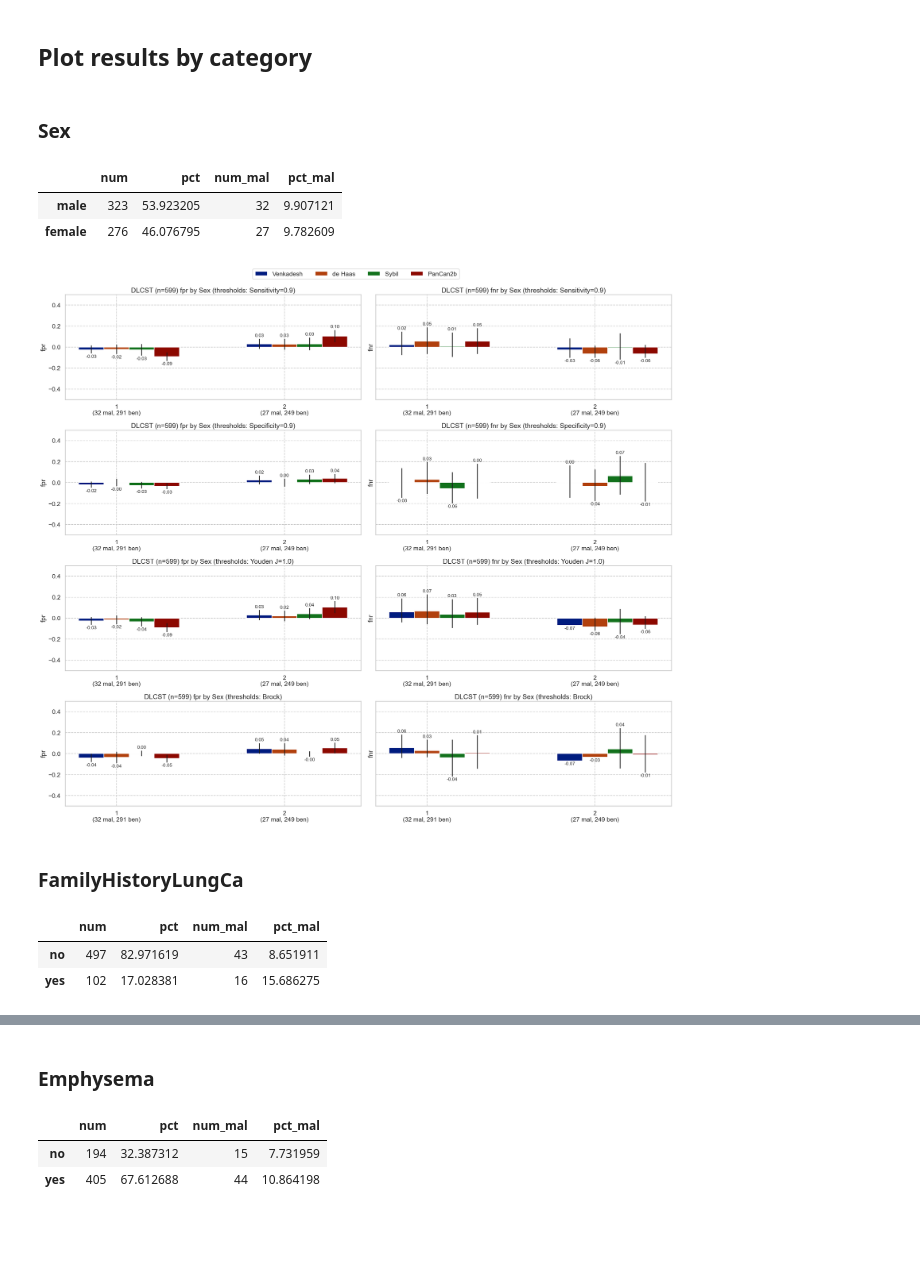
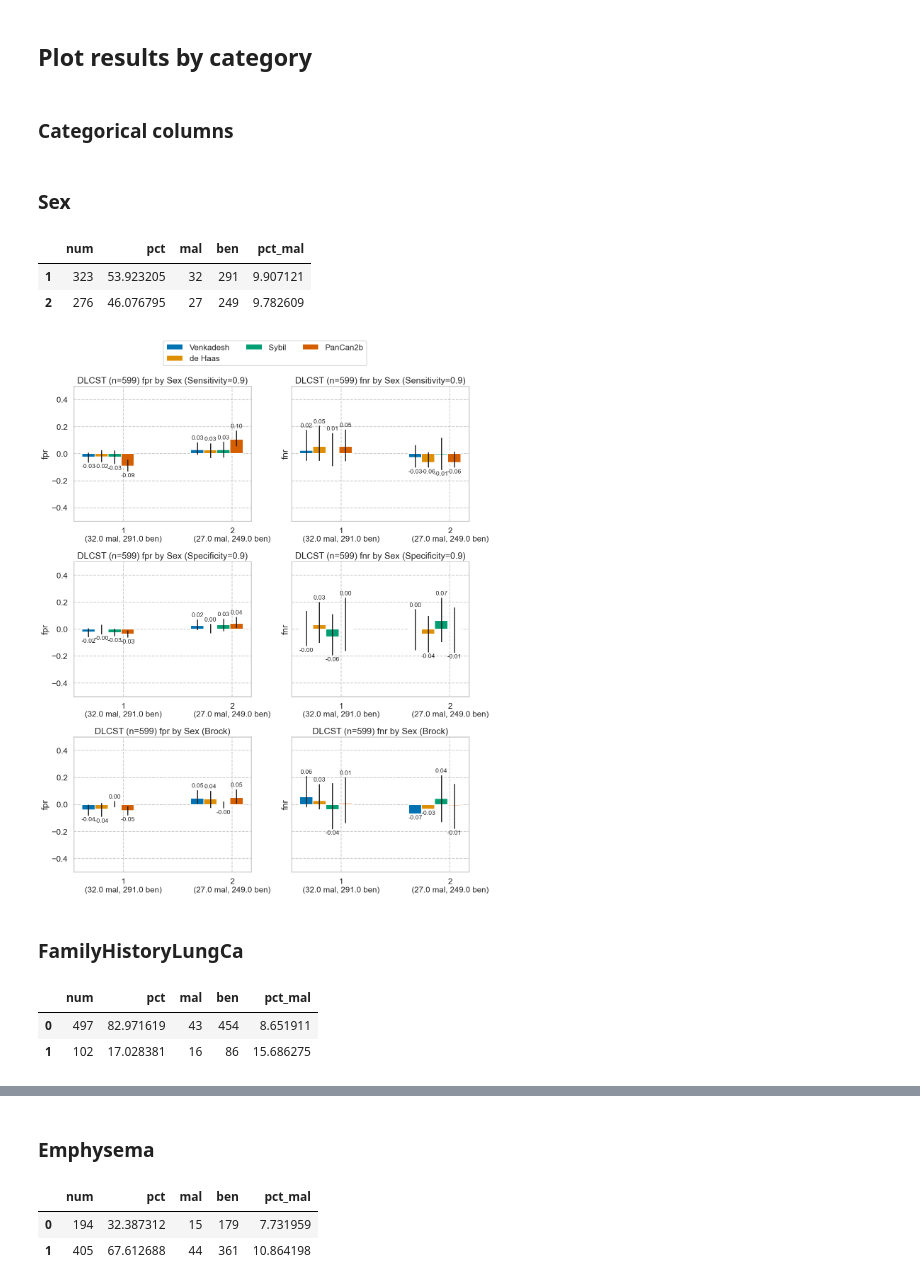
Before and after one commit to DIAGNijmegen/bodyct-lung-malignancy-fairness, a Jupyter notebook: thresholds_dlcst.ipynb, the cells around one changed output, grey strips where cells are left out. Cells and saved outputs as stored; diff of their text form; code cells hidden in the pictures; blank space fills up the shorter version.

```diff
--- a/thresholds_dlcst.ipynb
+++ b/thresholds_dlcst.ipynb
@@ -45,6 +47,11 @@ Data columns (total 18 columns):
  17  label                599 non-null    int64
 dtypes: float64(9), int64(8), object(1)
 memory usage: 84.4+ KB
+# %%
+dlcst_democols = {
+    'cat': ['Sex', 'FamilyHistoryLungCa', 'Emphysema'],
+    'num': ['Age', 'NoduleCountPerScan']
+}
 # %%
 MODEL_TO_COL = {
     "Venkadesh": "Ensemble_Kiran",
@@ -204,0 +64,11 @@ See the caveats in the documentation: https://pandas.pydata.org/pandas-docs/stab
+# %%
+policies = (
+    ("Sensitivity", 0.9),
+    # ("Sensitivity", 1.0),
+    ("Specificity", 0.9),
+    # ("Specificity", 1.0),
+    # ("Youden J", 1.0),  ## Max J statistic
+)
+
+policy_threshold_df = threshold.get_threshold_policies(dlcst_preds, models=MODEL_TO_COL, policies=policies, brock=True)
+policy_threshold_df
@@ -205,2 +83,4 @@ See the caveats in the documentation: https://pandas.pydata.org/pandas-docs/stab
 # %%
+policy_threshold_df['col'] = policy_threshold_df.apply(lambda x: MODEL_TO_COL[x.name], axis=1)
 policy_threshold_df.to_csv(f"{DLCST_PREDS}/policy-thresholds-{len(dlcst_preds)}.csv", index=True)
+policy_threshold_df.drop(columns=['col'], inplace=True)
@@ -408,13 +89,26 @@ def plot_by_category(df, c,
+# %%
+def plot_by_category(df, cat, metrics_to_plot=['fpr', 'fnr'], diff=True):
+    display(Markdown(f"### {cat}"))
+    stats = threshold.plot_threshold_stats_subgroups(
+        df, cat, policy_threshold_df,
+        dataset_name='DLCST',
+        models=MODEL_TO_COL,
+        plot_metrics=metrics_to_plot,
+        diff=diff, show_all=False,
+        min_mal=10,
+    )
+# %% [markdown]
+### Categorical columns
 # %%
-for q in SPLIT_QUERIES:
-    plot_by_category(dlcst_preds, q, diff=True)
+for c in dlcst_democols['cat']:
+    plot_by_category(dlcst_preds, c)
 # %% [output]
 ### Sex
-|  | num | pct | num_mal | pct_mal |
-| male | 323 | 53.923205 | 32 | 9.907121 |
-| female | 276 | 46.076795 | 27 | 9.782609 |
+|  | num | pct | mal | ben | pct_mal |
+| 1 | 323 | 53.923205 | 32 | 291 | 9.907121 |
+| 2 | 276 | 46.076795 | 27 | 249 | 9.782609 |
-[figure, old version]
+[figure, new version]
 ### FamilyHistoryLungCa
-|  | num | pct | num_mal | pct_mal |
-| no | 497 | 82.971619 | 43 | 8.651911 |
-| yes | 102 | 17.028381 | 16 | 15.686275 |
+|  | num | pct | mal | ben | pct_mal |
+| 0 | 497 | 82.971619 | 43 | 454 | 8.651911 |
+| 1 | 102 | 17.028381 | 16 | 86 | 15.686275 |
@@ -422,4 +116,4 @@ for q in SPLIT_QUERIES:
 ### Emphysema
-|  | num | pct | num_mal | pct_mal |
-| no | 194 | 32.387312 | 15 | 7.731959 |
-| yes | 405 | 67.612688 | 44 | 10.864198 |
+|  | num | pct | mal | ben | pct_mal |
+| 0 | 194 | 32.387312 | 15 | 179 | 7.731959 |
+| 1 | 405 | 67.612688 | 44 | 361 | 10.864198 |
```
Also changed, not shown: parts of 14 cells of this notebook, 13 other files.
